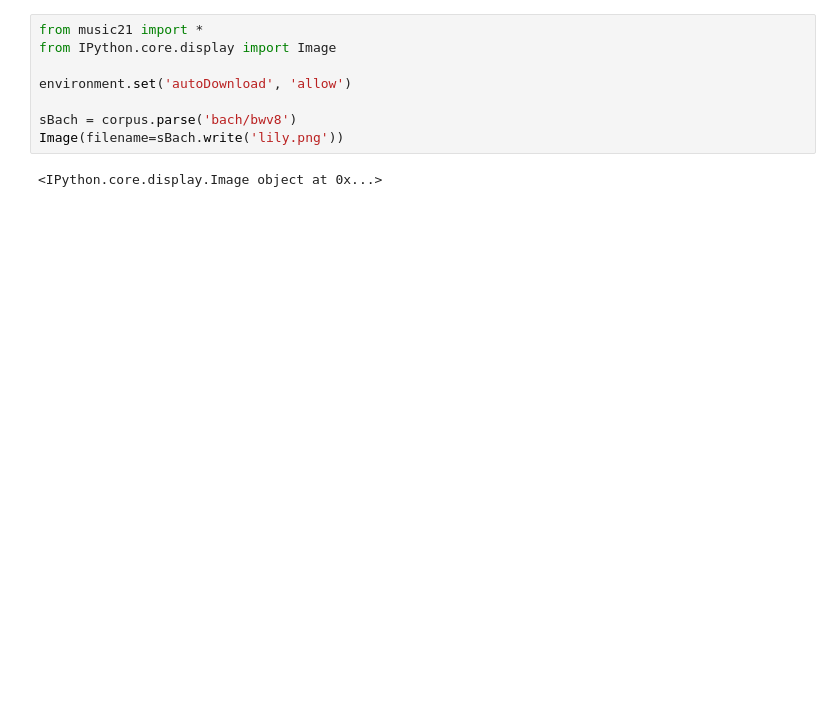
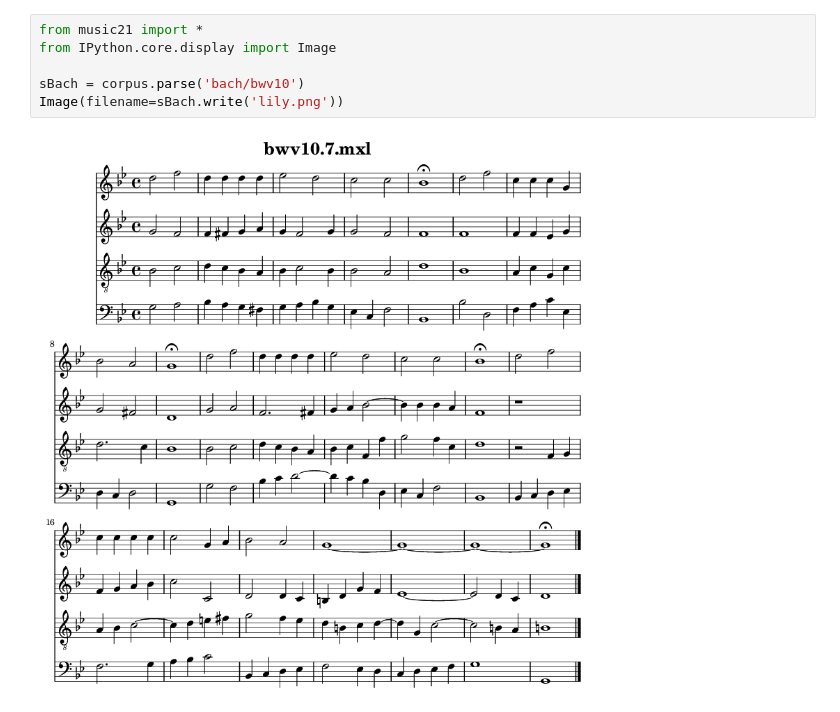
Before and after one commit to project-schumann/music-memory-research, a Jupyter notebook: Music21 Study.ipynb, the cells around one changed output. Cells and saved outputs as stored; diff of their text form; blank space fills up the shorter version.

```diff
--- a/Music21 Study.ipynb
+++ b/Music21 Study.ipynb
@@ -1,13 +1,11 @@
 # %%
 from music21 import *
 from IPython.core.display import Image
 
-environment.set('autoDownload', 'allow')
-
-sBach = corpus.parse('bach/bwv8')
+sBach = corpus.parse('bach/bwv10')
 Image(filename=sBach.write('lily.png'))
 # %% [output]
-<IPython.core.display.Image object at 0x...>
+[figure, added]
 # %%
 Image(filename=sBach.parts[0].write('lily.png'))
 # %% [output]
```
Also changed, not shown: parts of 3 cells of this notebook.
